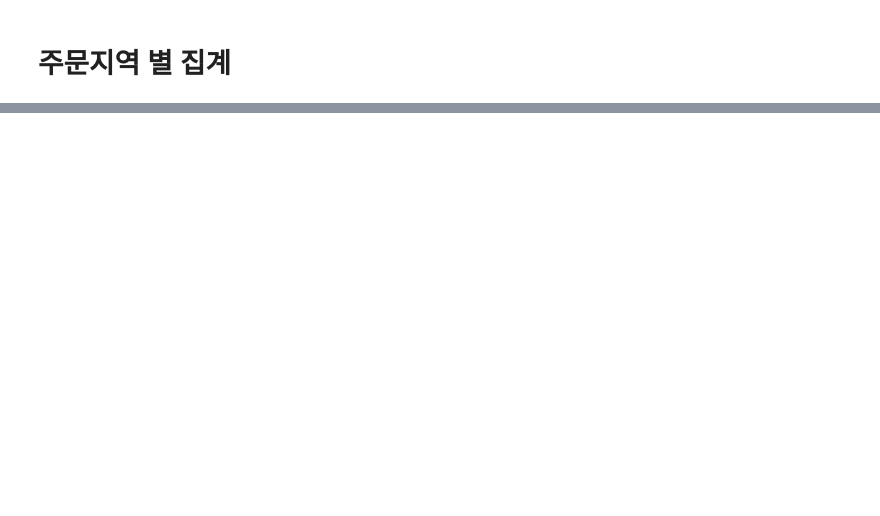
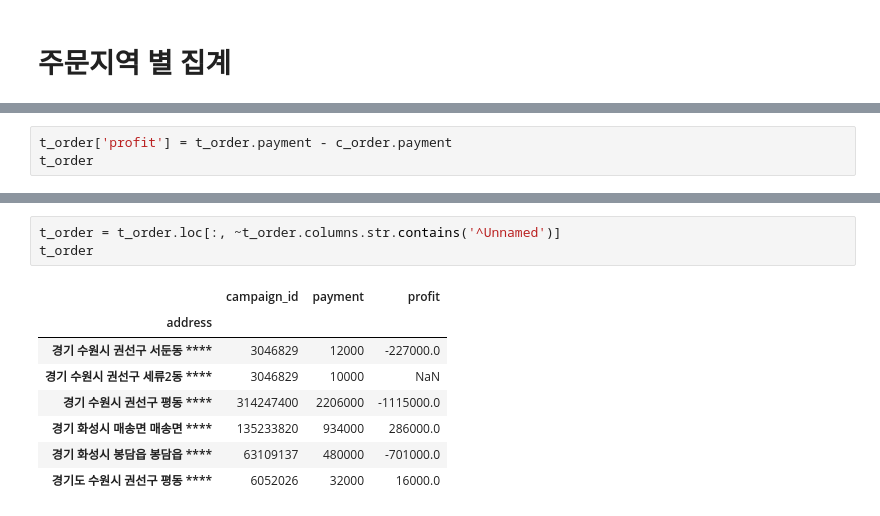
Before and after one commit to seongpil0948/injae, a Jupyter notebook: datas/handle_csv.ipynb, the cells around one changed output, grey strips where cells are left out. Saved outputs shown, nothing was run; the diff lists cells and outputs as text; blank space fills up the shorter version.

```diff
--- a/datas/handle_csv.ipynb
+++ b/datas/handle_csv.ipynb
@@ -25,0 +24,3 @@ curr_order
+# %%
+t_order['profit'] = t_order.payment - c_order.payment
+t_order
@@ -26 +36,13 @@ curr_order
+# %%
+t_order = t_order.loc[:, ~t_order.columns.str.contains('^Unnamed')]
+t_order
+# %% [output]
+|  | campaign_id | payment | profit |
+| address |  |  |  |
+| 경기 수원시 권선구 서둔동 **** | 3046829 | 12000 | -227000.0 |
+| 경기 수원시 권선구 세류2동 **** | 3046829 | 10000 | NaN |
+| 경기 수원시 권선구 평동 **** | 314247400 | 2206000 | -1115000.0 |
+| 경기 화성시 매송면 매송면 **** | 135233820 | 934000 | 286000.0 |
+| 경기 화성시 봉담읍 봉담읍 **** | 63109137 | 480000 | -701000.0 |
+| 경기도 수원시 권선구 평동 **** | 6052026 | 32000 | 16000.0 |
 # %%
```
Also changed, not shown: parts of 15 cells of this notebook, 8 other files.
